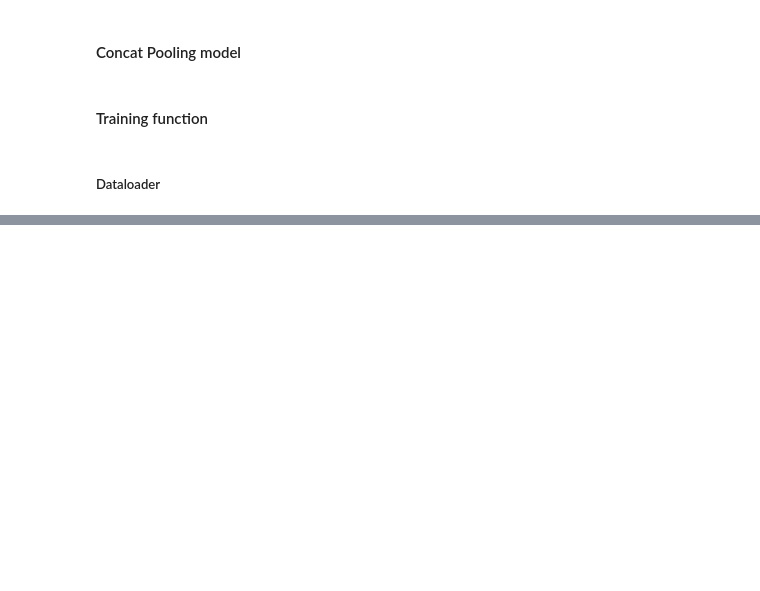
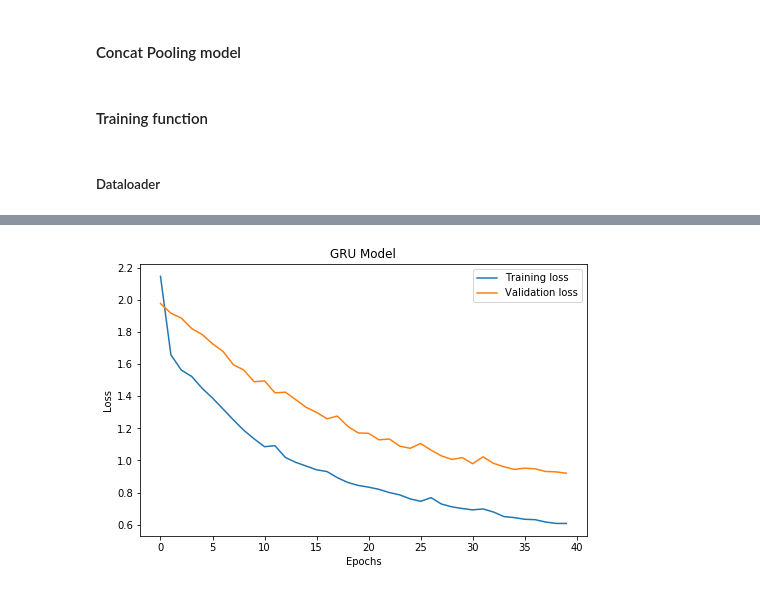
Before and after one commit to datafiction/oya-nepali-nlp, a Jupyter notebook: deep_nepali_news_classification.ipynb, the cells around one changed output, grey strips where cells are left out. Saved outputs shown, nothing was run; the diff lists cells and outputs as text; code cells hidden in the pictures; blank space fills up the shorter version.

```diff
--- a/deep_nepali_news_classification.ipynb
+++ b/deep_nepali_news_classification.ipynb
@@ -494,0 +547,10 @@ val_batch_it = BatchGenerator(valdl, 'SentimentText', 'Sentiment')
+# %%
+def plot_loss(train_loss, val_loss, title):
+    plt.figure(figsize=[8,5])
+    plt.plot(train_loss)
+    plt.plot(val_loss)
+    plt.legend(['Training loss', 'Validation loss'])
+    plt.xlabel('Epochs')
+    plt.ylabel('Loss')
+    plt.title(title)
+    plt.show()
@@ -495 +579,21 @@ val_batch_it = BatchGenerator(valdl, 'SentimentText', 'Sentiment')
+# %%
+def save_checkpoint(model, train_loss, train_acc, val_loss, val_acc, filename):
+    save_parameters = {'model': model,
+                      'train_loss' : train_loss,
+                      'train_acc' : train_acc,
+                      'val_loss' : val_loss,
+                      'val_acc' : val_acc}
+    torch.save(save_parameters, filename)
+
+
+def load_checkpoint(filename):
+    checkpoint = torch.load(filename)
+
+    model = checkpoint['model']
+    train_loss = checkpoint['train_loss']
+    train_acc = checkpoint['train_acc']
+    val_loss = checkpoint['val_loss']
+    val_acc = checkpoint['val_acc']
+
+    return model, train_loss, train_acc, val_loss, val_acc
 # %% [markdown]
@@ -496,0 +601,4 @@ val_batch_it = BatchGenerator(valdl, 'SentimentText', 'Sentiment')
+# %%
+gru_model = SimpleGRU(vocab_size, embedding_dim, n_hidden, n_out, trainds.fields['SentimentText'].vocab.vectors).to(device)
+opt = optim.Adam(filter(lambda p: p.requires_grad, gru_model.parameters()), 1e-3)
+gru_model_file = './data/models/gru_model.pth'
@@ -496,0 +623,8 @@ val_batch_it = BatchGenerator(valdl, 'SentimentText', 'Sentiment')
+# %%
+save_checkpoint(gru_model, gru_train_loss, gru_train_acc, gru_val_loss, gru_val_acc, gru_model_file)
+
+gru_model, gru_train_loss, gru_train_acc, gru_val_loss, gru_val_acc = load_checkpoint(gru_model_file)
+# %%
+plot_loss(gru_train_loss, gru_val_loss, title='GRU Model')
+# %% [output]
+[figure, added]
```
Also changed, not shown: parts of 44 cells of this notebook.
